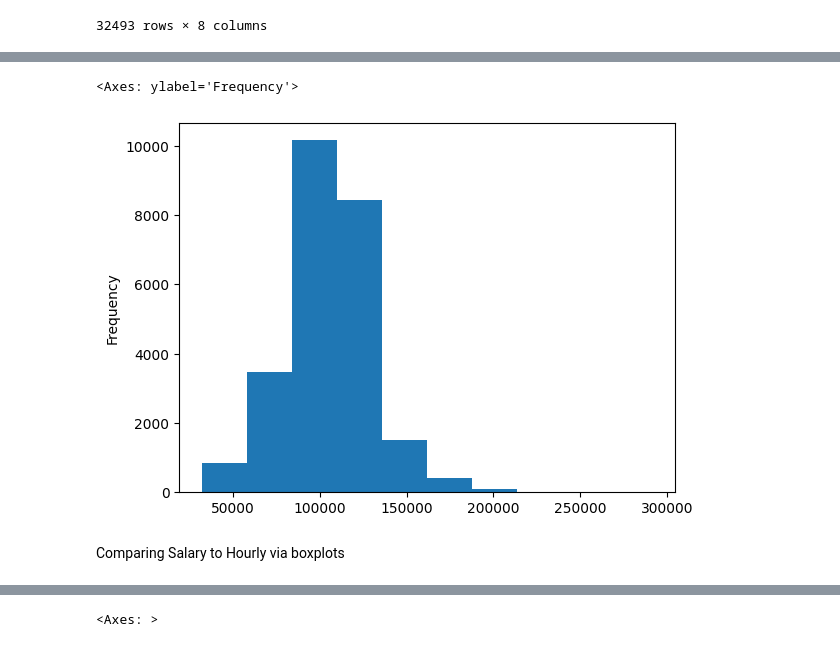
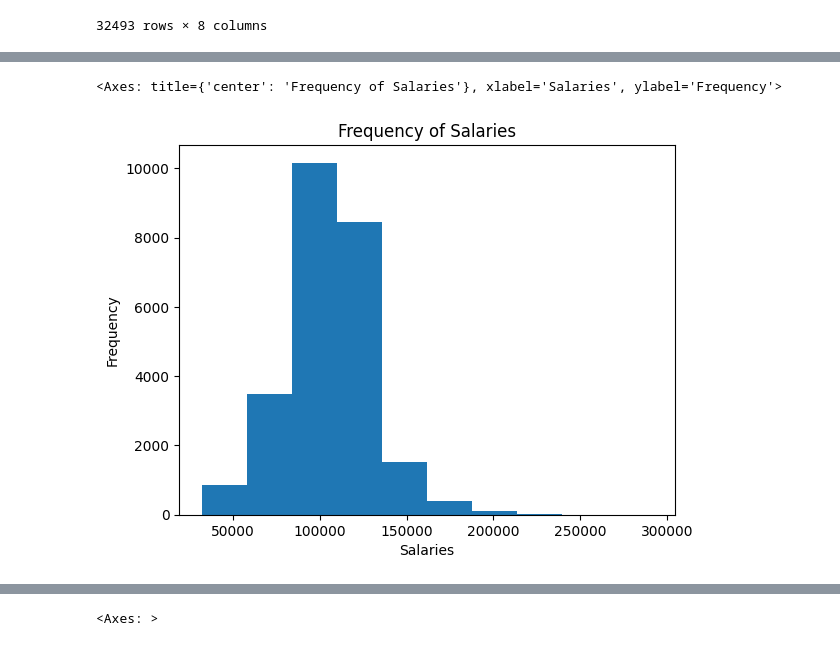
Before and after one commit to DhavalS1/Economic-Analayis-of-Employment-in-Chicago, a Jupyter notebook: Economic Analayis of Employment in Chicago.ipynb, the cells around one changed output, grey strips where cells are left out. Drawn from its saved outputs; the diff is of its cells as text; code cells hidden in the pictures.

```diff
--- a/Economic Analayis of Employment in Chicago.ipynb
+++ b/Economic Analayis of Employment in Chicago.ipynb
@@ -26,7 +78,5 @@ df
 # %%
-df["Annual Salary"].plot.hist()
+df["Annual Salary"].plot.hist(title = "Frequency of Salaries", xlabel="Salaries")
 # %% [output]
-<Axes: ylabel='Frequency'>
+<Axes: title={'center': 'Frequency of Salaries'}, xlabel='Salaries', ylabel='Frequency'>
-[figure, old version]
+[figure, new version]
-# %% [markdown]
-Comparing Salary to Hourly via boxplots
```
Also changed, not shown: parts of 37 cells of this notebook.
